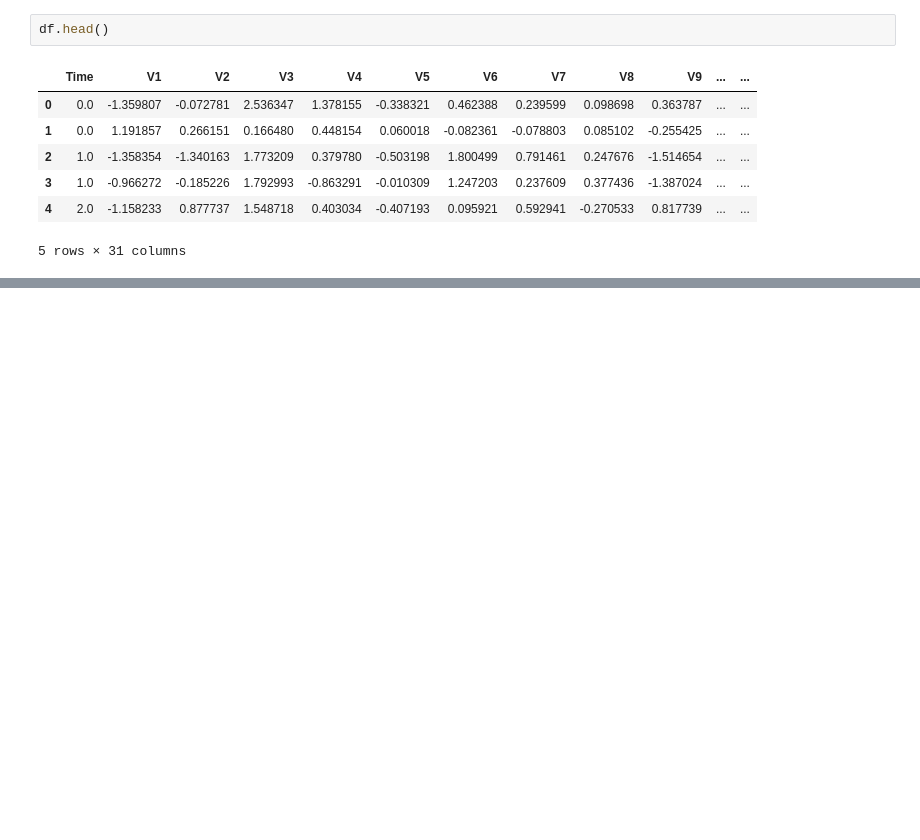
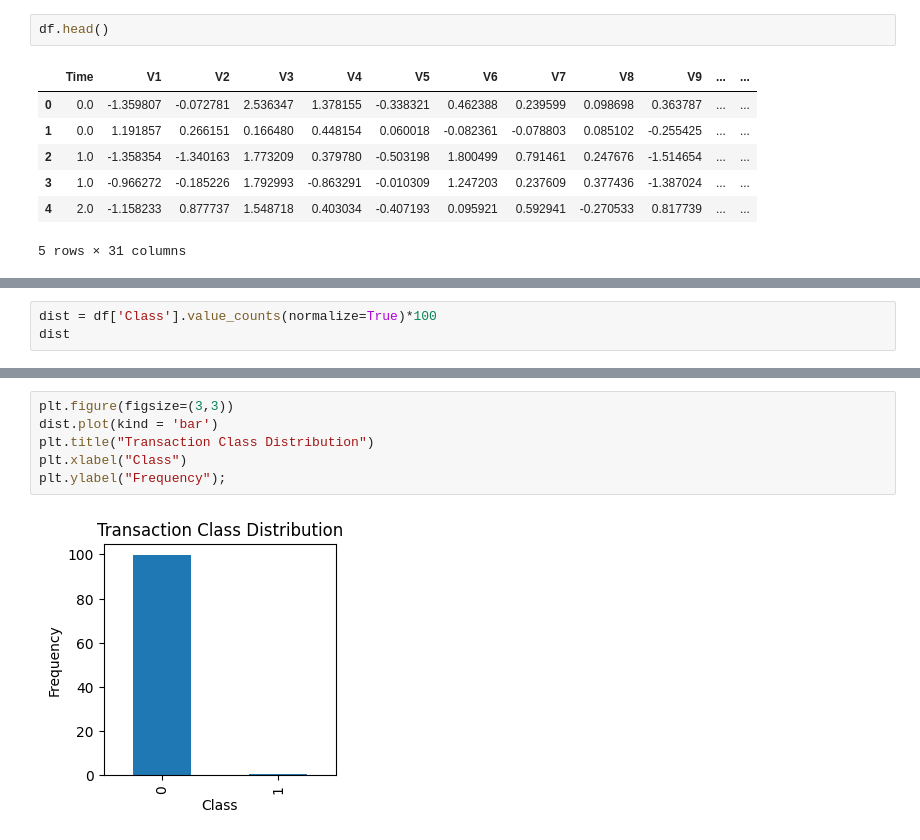
Before and after one commit to rixwan-khan/Credit_Card_Fraud_Detection, a Jupyter notebook: credit_card_fraud_detection.ipynb, the cells around one changed output, grey strips where cells are left out. Drawn from its saved outputs; the diff is of its cells as text; blank space fills up the shorter version.

```diff
--- a/credit_card_fraud_detection.ipynb
+++ b/credit_card_fraud_detection.ipynb
@@ -60,0 +204,3 @@ df.head()
+# %%
+dist = df['Class'].value_counts(normalize=True)*100
+dist
@@ -60,0 +213,8 @@ df.head()
+# %%
+plt.figure(figsize=(3,3))
+dist.plot(kind = 'bar')
+plt.title("Transaction Class Distribution")
+plt.xlabel("Class")
+plt.ylabel("Frequency");
+# %% [output]
+[figure, added]
```
Also changed, not shown: parts of 31 cells of this notebook.
